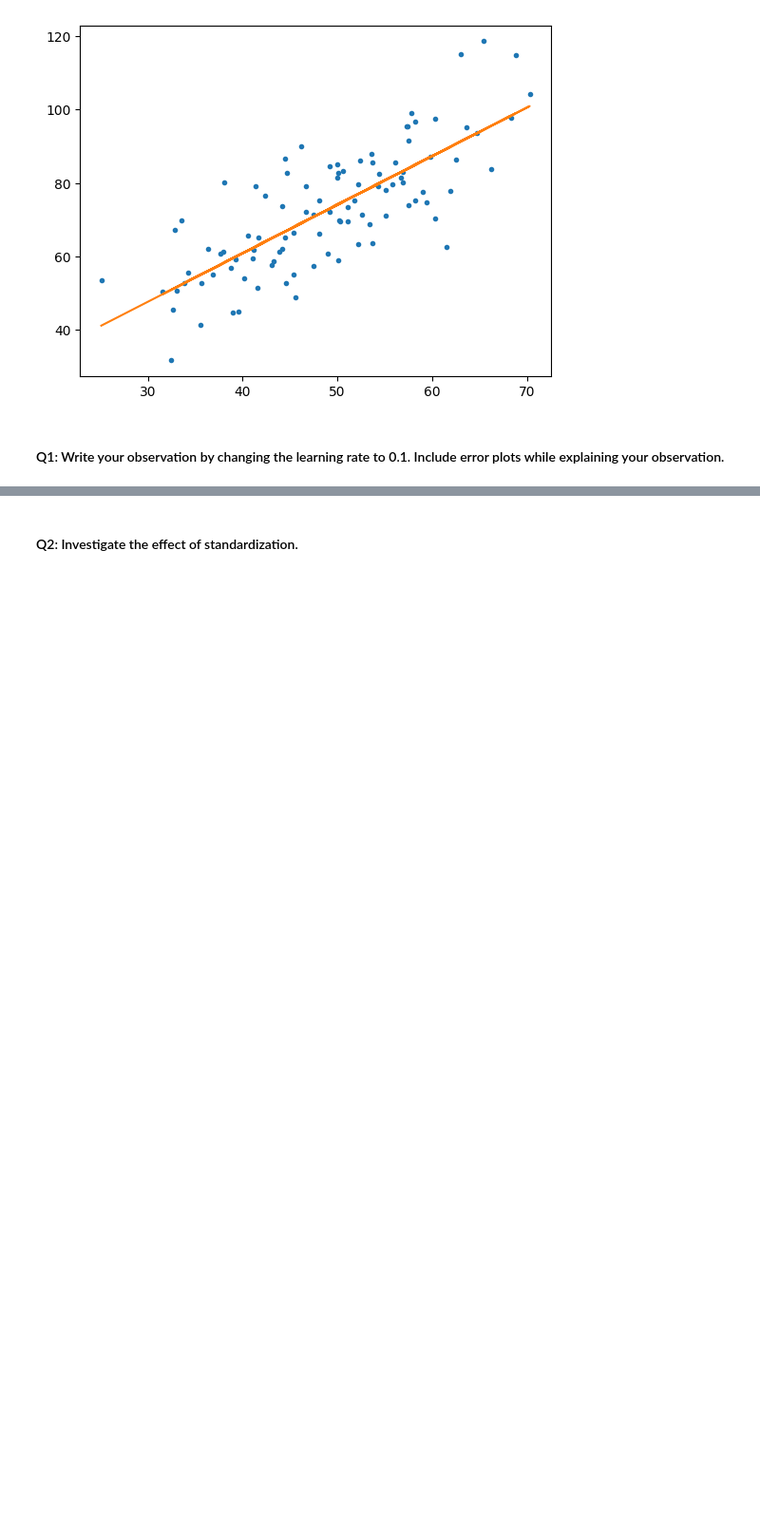
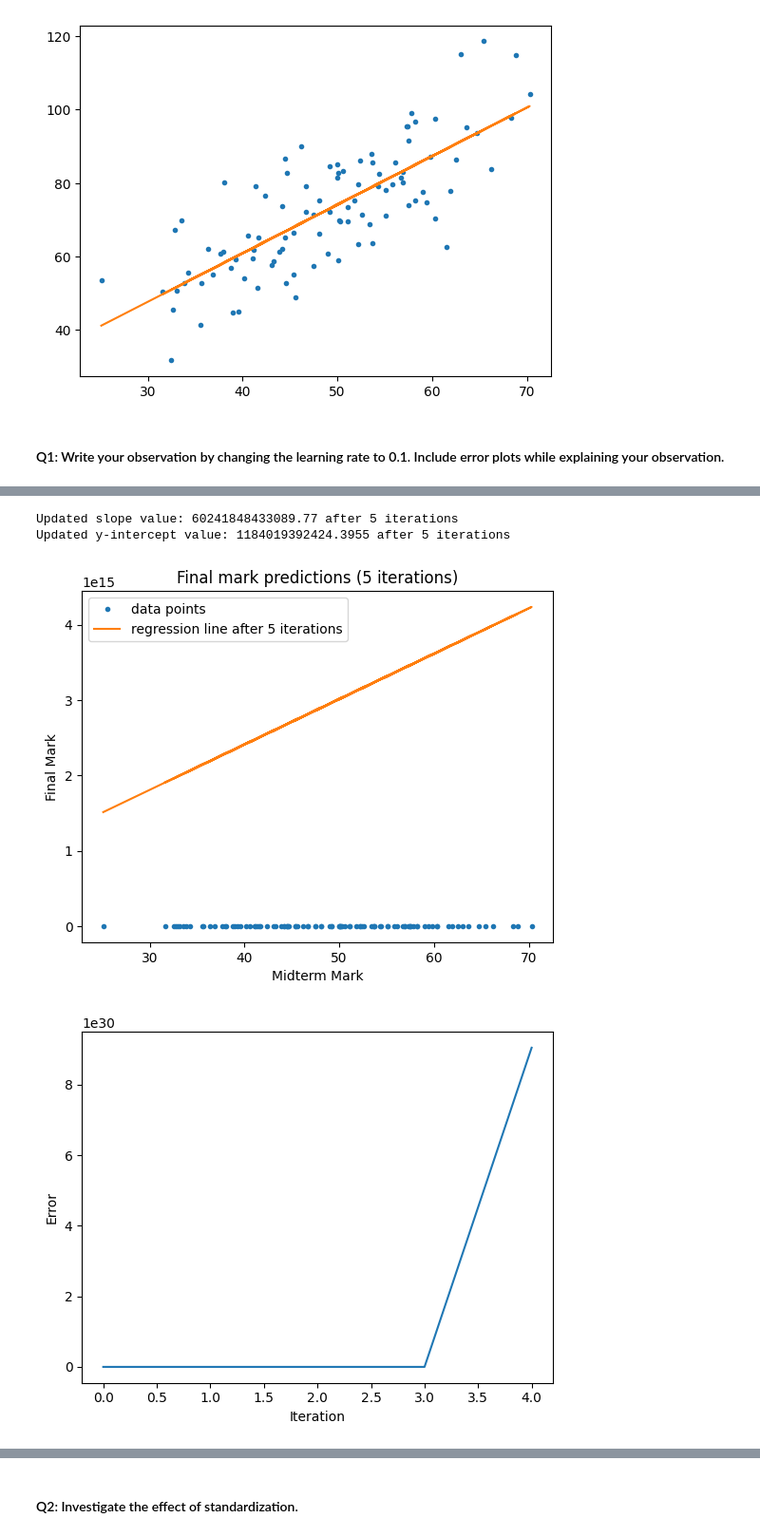
Before and after one commit to janakan2466/ml-samples, a Jupyter notebook: Janakan_Sivaloganathan_Lab_1.ipynb, the cells around one changed output, grey strips where cells are left out. Shown: that part at 95% size. Saved outputs shown, nothing was run; the diff lists cells and outputs as text; code cells hidden in the pictures; blank space fills up the shorter version.

```diff
--- a/Janakan_Sivaloganathan_Lab_1.ipynb
+++ b/Janakan_Sivaloganathan_Lab_1.ipynb
@@ -247 +244,9 @@ Updated y-intercept value: -1.8207268088133824e+268 after 100 iterations
 [figure]
+# %%
+# Analsis 2 using a smaller sample set of 4 iterations (0 + 4 = 5)
+gradient_descent_sim(m, b, 0.1, 5, feature_vector, target_vector)
+# %% [output]
+Updated slope value: 60241848433089.77 after 5 iterations
+Updated y-intercept value: 1184019392424.3955 after 5 iterations
+[figure, added]
+[figure, added]
```
Also changed, not shown: parts of 11 cells of this notebook.
